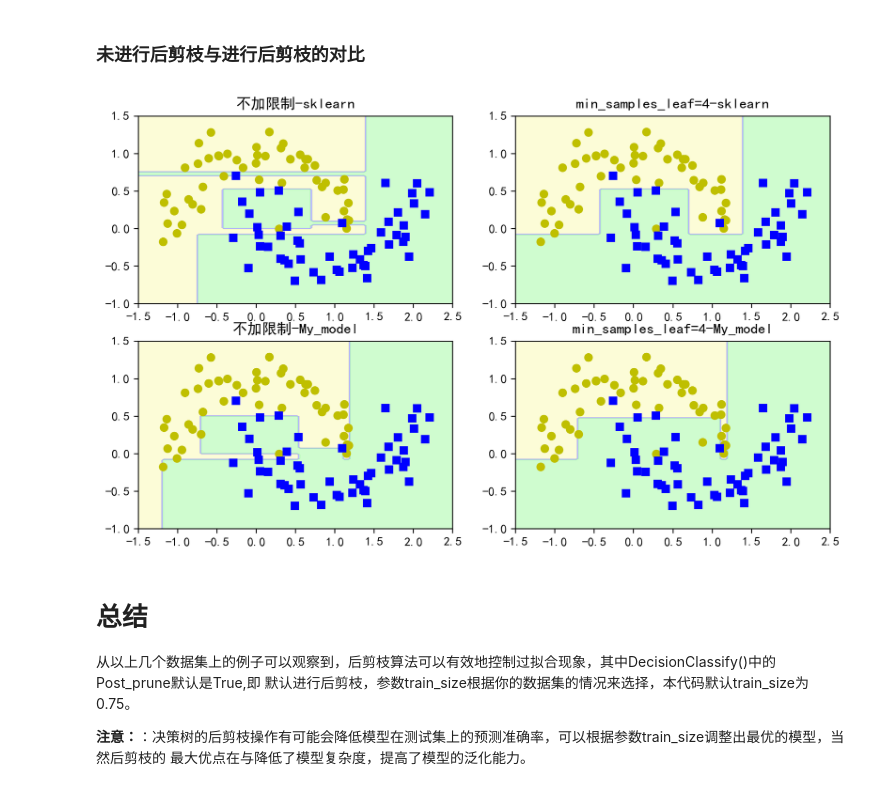
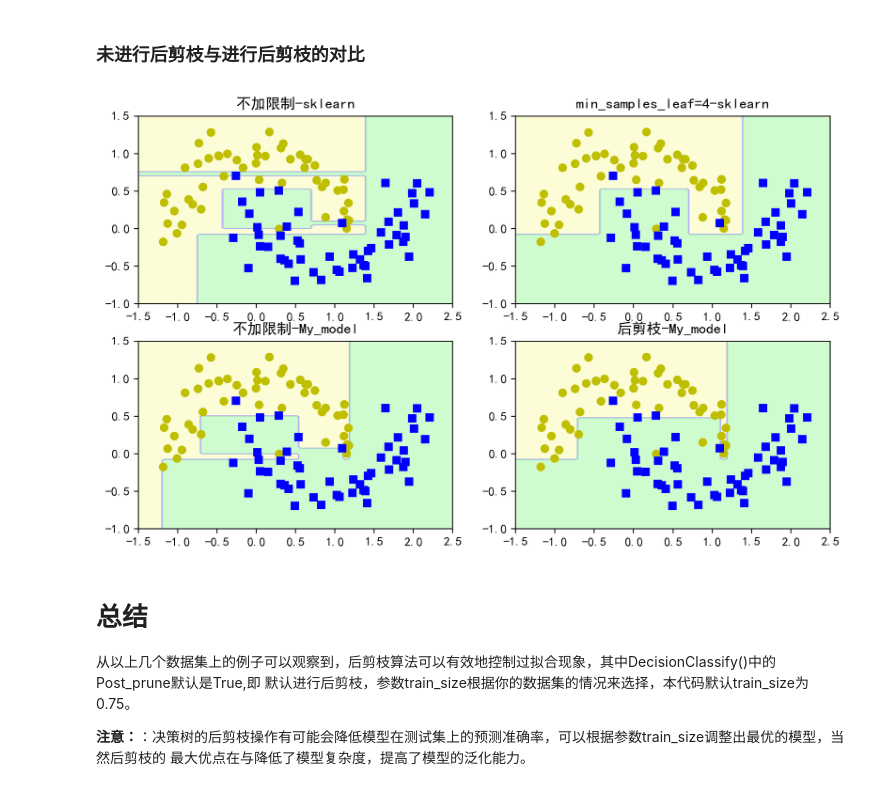
Before and after one commit to cwxndl/Machine-Learning-By-Python-R-Matlab, a Jupyter notebook: DecisionTreeClassify/Python/DecisionTress_classify.ipynb, the cells around one changed output. Saved outputs shown, nothing was run; the diff lists cells and outputs as text; code cells hidden in the pictures.

```diff
--- a/DecisionTreeClassify/Python/DecisionTress_classify.ipynb
+++ b/DecisionTreeClassify/Python/DecisionTress_classify.ipynb
@@ -414,7 +414,7 @@ from collections import Counter
 import random
 from sklearn.metrics import classification_report
 from sklearn.model_selection import train_test_split
-from utils import roc_plot
+import utils
 import pandas as pd
 
 ### CART算法的节点类
@@ -424,6 +424,8 @@ class Node:
         self.threshold = threshold
         self.left = left
         self.right = right
+    def __str__(self):
+        return f"Node(feature={self.feature}, threshold={self.threshold}, left={self.left}, right={self.right})"
 
 class DecisionTree_prune():
     def __init__(self,random_state=42,criterion='gini',max_depth=99999, min_samples_split=2,min_samples_leaf = 1,Post_prune=True,train_size =0.75) -> None:
@@ -780,35 +782,35 @@ def plot_decision_boundary(clf,X,y,axes =[0,7.5,0,3],iris =True,legend =False):
 # 生产数据集
 X,y = make_moons(n_samples=100,noise=0.2,random_state=52)
 # 分别建立两颗决策树，一颗不做限制
 tree_1 = DecisionTreeClassifier(random_state=42) #sklearn
 tree_2 = DecisionTreeClassifier(random_state=42,min_samples_leaf=4)#sklearn
 tree_3 = DecisionTree_prune(Post_prune=False) #自编算法,不加限制
 tree_4 = DecisionTree_prune(train_size=0.85,min_samples_leaf=4) #自编算法
 # 训练
 tree_1.fit(X,y)
 tree_2.fit(X,y)
 tree_3.fit(X,y)
 tree_4.fit(X,y)
 # 作图
 if not os.path.exists('Images'):
     os.mkdir('Images')
 plt.figure(figsize=(10,6),dpi=200)
 plt.subplot(2,2,1)
 plot_decision_boundary(tree_1,X,y,axes=[-1.5,2.5,-1,1.5],iris=False)
 plt.title('不加限制-sklearn')
 plt.subplot(2,2,2)
 plot_decision_boundary(tree_2,X,y,axes=[-1.5,2.5,-1,1.5],iris=False)
 plt.title('min_samples_leaf=4-sklearn')
 plt.subplot(2,2,3)
 plot_decision_boundary(tree_3,X,y,axes=[-1.5,2.5,-1,1.5],iris=False)
 plt.title('不加限制-My_model')
 plt.subplot(2,2,4)
 plot_decision_boundary(tree_4,X,y,axes=[-1.5,2.5,-1,1.5],iris=False)
-plt.title('min_samples_leaf=4-My_model')
+plt.title('后剪枝-My_model')
 plt.savefig('Images/决策树后剪枝.jpg')
 plt.show()
 # %% [output]
-[figure, old version]
+[figure, new version]
 # %% [markdown]
 # 总结
 从以上几个数据集上的例子可以观察到，后剪枝算法可以有效地控制过拟合现象，其中DecisionClassify()中的Post_prune默认是True,即
```
Also changed, not shown: parts of 7 cells of this notebook.
